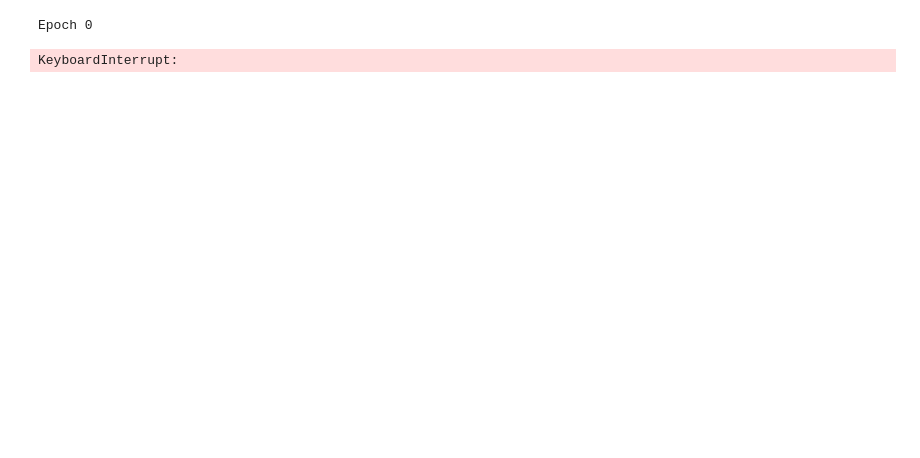
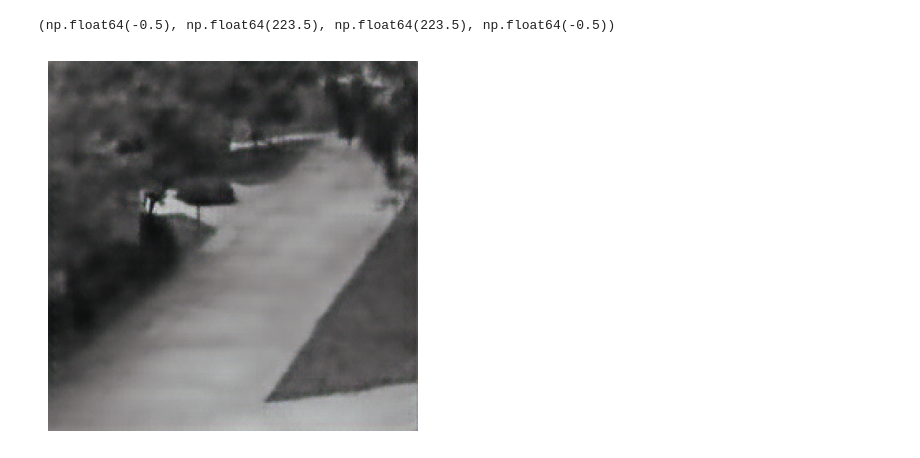
Before and after one commit to ponakilan/vid-anomaly, a Jupyter notebook: test.ipynb, the cells around one changed output. Cells and saved outputs as stored; diff of their text form; code cells hidden in the pictures; blank space fills up the shorter version.

```diff
--- a/test.ipynb
+++ b/test.ipynb
@@ -0,0 +1,5 @@
+# %%
+import torch
+
+model = torch.load(open("models/model.pkl", "rb"), weights_only=False)
+model
@@ -40,6 +62,2 @@ data[0].shape, data[1].shape
-# %%
-from models import FrameReconstructionModel
-
-model = FrameReconstructionModel()
 # %%
 out = model(data[0])
@@ -90,7 +67,6 @@ def train_one_epoch():
-# %%
-for epoch in range(10):
-    print(f"Epoch {epoch}")
-    avg_loss = train_one_epoch()
-# %% [output]
-Epoch 0
-KeyboardInterrupt:
+# %%
+plt.imshow(out[0][0].detach().permute((1, 2, 0)))
+plt.axis('off')
+# %% [output]
+(np.float64(-0.5), np.float64(223.5), np.float64(223.5), np.float64(-0.5))
+[figure, added]
```
Also changed, not shown: parts of 10 cells of this notebook, 3 other files.
